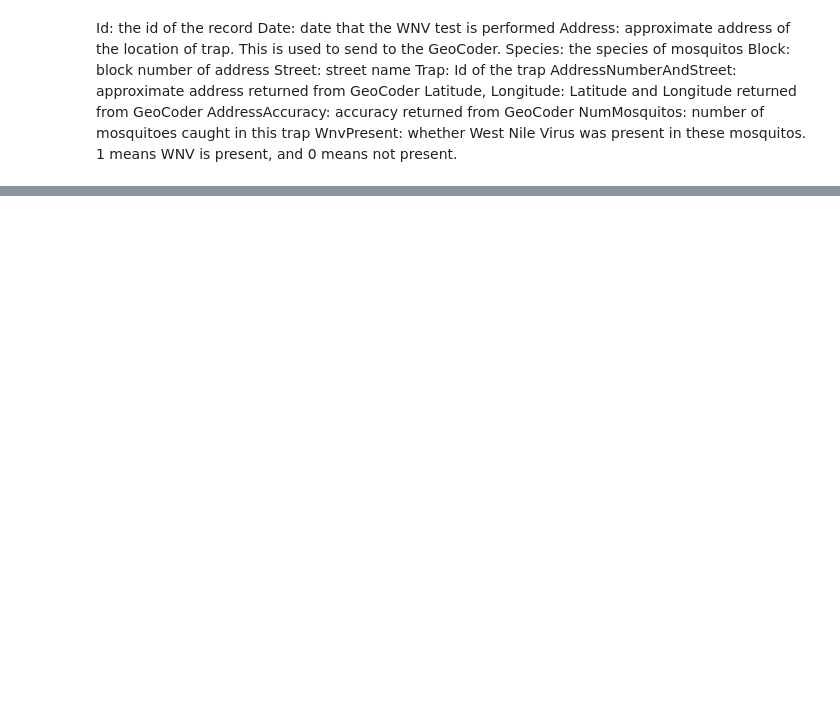
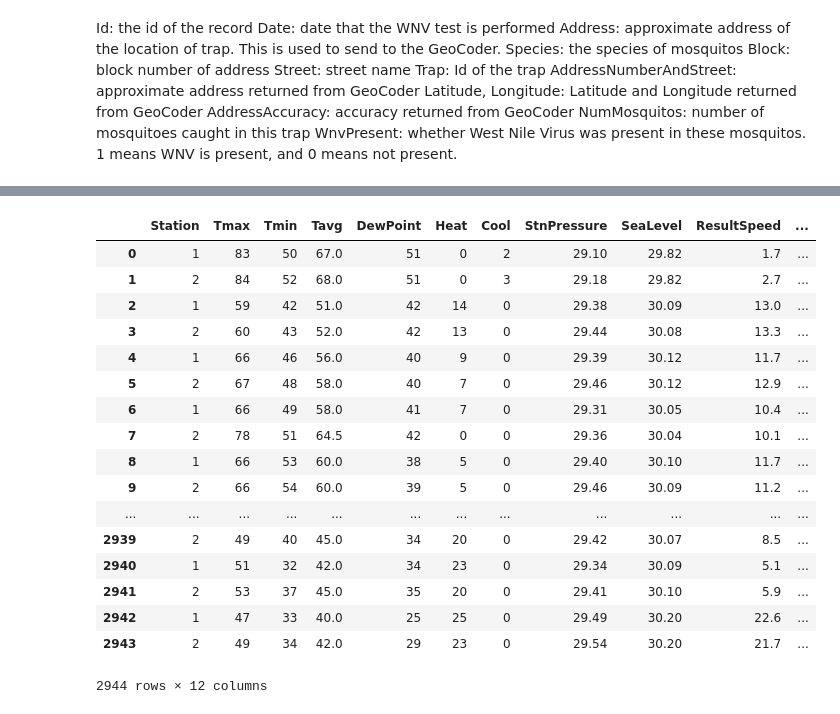
Before and after one commit to codelalala/hippohacks2018, a Jupyter notebook: LoadingData.ipynb, the cells around one changed output, grey strips where cells are left out. Drawn from its saved outputs; the diff is of its cells as text; code cells hidden in the pictures; blank space fills up the shorter version.

```diff
--- a/LoadingData.ipynb
+++ b/LoadingData.ipynb
@@ -118,0 +207,3 @@ final_train
+# %%
+cal_weather=weather.drop(['Date','CodeSum(BR/HZ/)','PrecipTotal'],axis=1)
+cal_weather.info()
@@ -118,0 +228,21 @@ final_train
+# %%
+cal_weather
+# %% [output]
+|  | Station | Tmax | Tmin | Tavg | DewPoint | Heat | Cool | StnPressure | SeaLevel | ResultSpeed | ... |
+| 0 | 1 | 83 | 50 | 67.0 | 51 | 0 | 2 | 29.10 | 29.82 | 1.7 | ... |
+| 1 | 2 | 84 | 52 | 68.0 | 51 | 0 | 3 | 29.18 | 29.82 | 2.7 | ... |
+| 2 | 1 | 59 | 42 | 51.0 | 42 | 14 | 0 | 29.38 | 30.09 | 13.0 | ... |
+| 3 | 2 | 60 | 43 | 52.0 | 42 | 13 | 0 | 29.44 | 30.08 | 13.3 | ... |
+| 4 | 1 | 66 | 46 | 56.0 | 40 | 9 | 0 | 29.39 | 30.12 | 11.7 | ... |
+| 5 | 2 | 67 | 48 | 58.0 | 40 | 7 | 0 | 29.46 | 30.12 | 12.9 | ... |
+| 6 | 1 | 66 | 49 | 58.0 | 41 | 7 | 0 | 29.31 | 30.05 | 10.4 | ... |
+| 7 | 2 | 78 | 51 | 64.5 | 42 | 0 | 0 | 29.36 | 30.04 | 10.1 | ... |
+| 8 | 1 | 66 | 53 | 60.0 | 38 | 5 | 0 | 29.40 | 30.10 | 11.7 | ... |
+| 9 | 2 | 66 | 54 | 60.0 | 39 | 5 | 0 | 29.46 | 30.09 | 11.2 | ... |
+| ... | ... | ... | ... | ... | ... | ... | ... | ... | ... | ... | ... |
+| 2939 | 2 | 49 | 40 | 45.0 | 34 | 20 | 0 | 29.42 | 30.07 | 8.5 | ... |
+| 2940 | 1 | 51 | 32 | 42.0 | 34 | 23 | 0 | 29.34 | 30.09 | 5.1 | ... |
+| 2941 | 2 | 53 | 37 | 45.0 | 35 | 20 | 0 | 29.41 | 30.10 | 5.9 | ... |
+| 2942 | 1 | 47 | 33 | 40.0 | 25 | 25 | 0 | 29.49 | 30.20 | 22.6 | ... |
+| 2943 | 2 | 49 | 34 | 42.0 | 29 | 23 | 0 | 29.54 | 30.20 | 21.7 | ... |
+2944 rows × 12 columns
```
Also changed, not shown: parts of 27 cells of this notebook, 2 other files.
